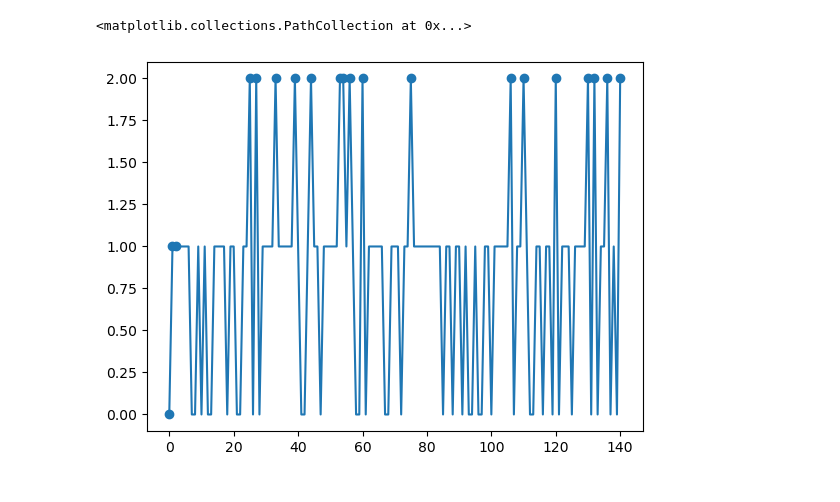
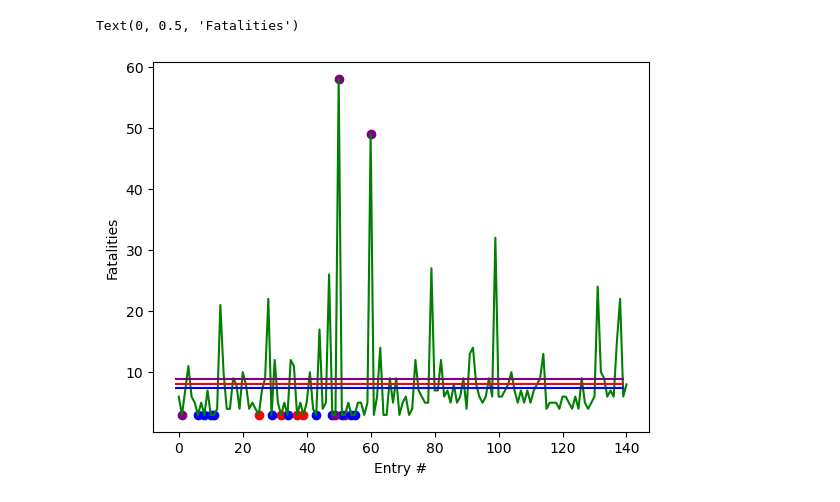
Before and after one commit to rosalynlu/Gun-Violence-USA, a Jupyter notebook: Armed and Dangerous An Analysis of Features Affecting Mass Shooting Fatalities Using Unsupervised ML Methods.ipynb, the cells around one changed output. Drawn from its saved outputs; the diff is of its cells as text; code cells hidden in the pictures.

Commit message:
Updated graphs

```diff
--- a/Armed and Dangerous An Analysis of Features Affecting Mass Shooting Fatalities Using Unsupervised ML Methods.ipynb
+++ b/Armed and Dangerous An Analysis of Features Affecting Mass Shooting Fatalities Using Unsupervised ML Methods.ipynb
@@ -135,0 +206,6 @@ pyplot.plot(dataframe["political_affiliation"])
+# %%
+kmeans_model = KMeans(n_clusters=1, random_state=0, n_init=10)
+kmeans_model.fit(blue_df[["fatalities"]].to_numpy())
+center = kmeans_model.cluster_centers_
+print(center)
+blue_center=center[0][0]
@@ -135,0 +214,6 @@ pyplot.plot(dataframe["political_affiliation"])
+# %%
+kmeans_model = KMeans(n_clusters=1, random_state=0, n_init=10)
+kmeans_model.fit(purple_df[["fatalities"]].to_numpy())
+center = kmeans_model.cluster_centers_
+print(center)
+purple_center=center[0][0]
@@ -136,10 +222,6 @@ pyplot.plot(dataframe["political_affiliation"])
 # %%
-from sklearn.cluster import KMeans
-
 kmeans_model = KMeans(n_clusters=3, random_state=0, n_init=10)
-kmeans_model.fit(dataframe[["political_affiliation"]].to_numpy())
-
+kmeans_model.fit(dataframe[["fatalities"]].to_numpy())
 center = kmeans_model.cluster_centers_
-
 print(center)
 # %% [output]
@@ -149,31 +231,56 @@ print(center)
 # %%
-from math import sqrt
-
 index = 0
 distance_data = {}
 
-for aff in dataframe["political_affiliation"]:
+for aff in dataframe["fatalities"]:
     distance1 = sqrt((aff - center[0])**2)
     distance2 = sqrt((aff - center[1])**2)
-    sum_distance = distance1+distance2
+    distance3 = sqrt((aff - center[2])**2)
+    sum_distance = distance1+distance2+distance3
     distance_data[index] = sum_distance
     index=index+1
-
 # Sort the dictionary by value
-top_5_X = []
-top_5_Y = []
-
+sorted_X = []
+sorted_Y = []
+index_list=[]
 for point in sorted(distance_data,key=distance_data.get,reverse=True):
-    top_5_X.append(point)
-    top_5_Y.append(dataframe["political_affiliation"][point])
-
+    sorted_X.append(point)
+    sorted_Y.append(dataframe["fatalities"][point])
+    index_list.append(point)
 #Take the top 5 values as anomalous and plot them
-
+top_20_X=sorted_X[:20]
+top_20_Y=sorted_Y[:20]
+affiliations=[]
+for index in index_list:
+    affiliations.append(dataframe["political_affiliation"][index])
+red_X=[]
+red_Y=[]
+blue_X=[]
+blue_Y=[]
+purple_X=[]
+purple_Y=[]
+for index in top_20_X:
+    if affiliations[index]==0:
+        red_X.append(index)
+        red_Y.append(top_20_Y[top_20_X.index(index)])
+    elif affiliations[index]==2:
+        blue_X.append(index)
+        blue_Y.append(top_20_Y[top_20_X.index(index)])
+    elif affiliations[index]==1:
+        purple_X.append(index)
+        purple_Y.append(top_20_Y[top_20_X.index(index)])
 # First plot the original data
-pyplot.plot(range(len(dataframe["political_affiliation"])), dataframe["political_affiliation"])
+pyplot.plot(range(len(dataframe["fatalities"])), dataframe["fatalities"], c="green")
 
 # Then add a layer scatter plotting the anomalous points
-pyplot.scatter(top_5_X[:20],top_5_Y[:20])
+pyplot.scatter(red_X,red_Y,c="red")
+pyplot.scatter(blue_X,blue_Y,c="blue")
+pyplot.scatter(purple_X,purple_Y,c="purple")
+pyplot.plot(length_array,[red_center]*141,c="red")
+pyplot.plot(length_array,[blue_center]*141,c="blue")
+pyplot.plot(length_array,[purple_center]*141,c="purple")
+pyplot.xlabel("Entry #")
+pyplot.ylabel("Fatalities")
 # %% [output]
-<matplotlib.collections.PathCollection at 0x...>
+Text(0, 0.5, 'Fatalities')
-[figure, old version]
+[figure, new version]
```
Also changed, not shown: parts of 57 cells of this notebook.
